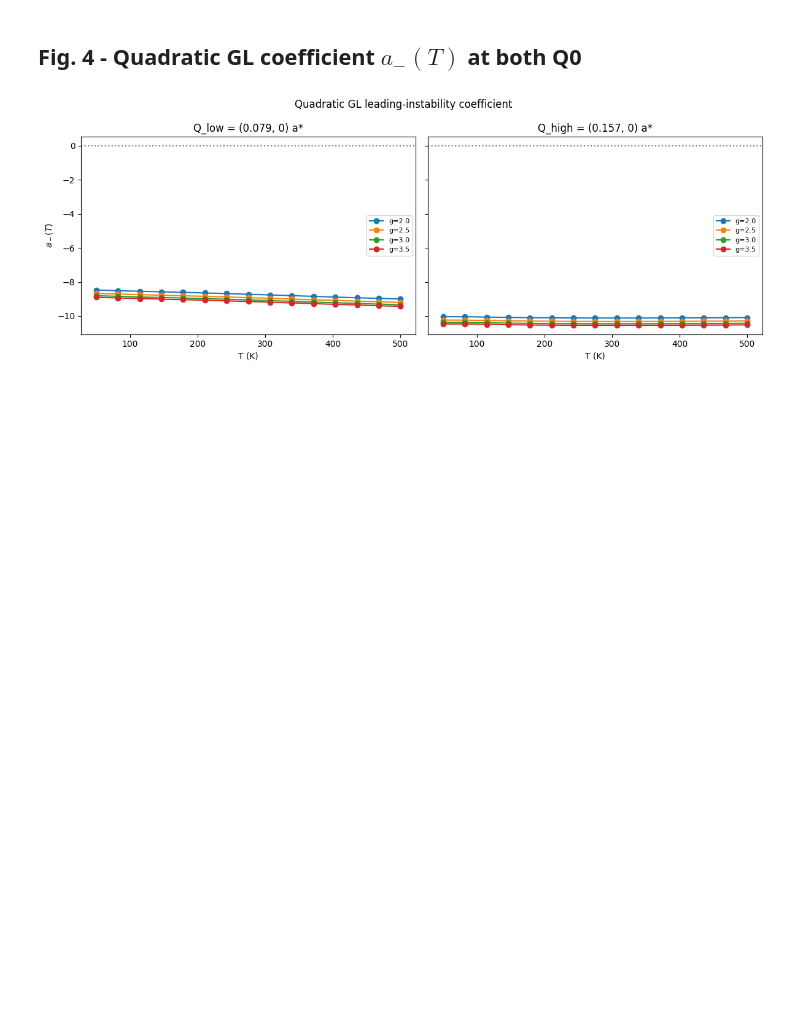
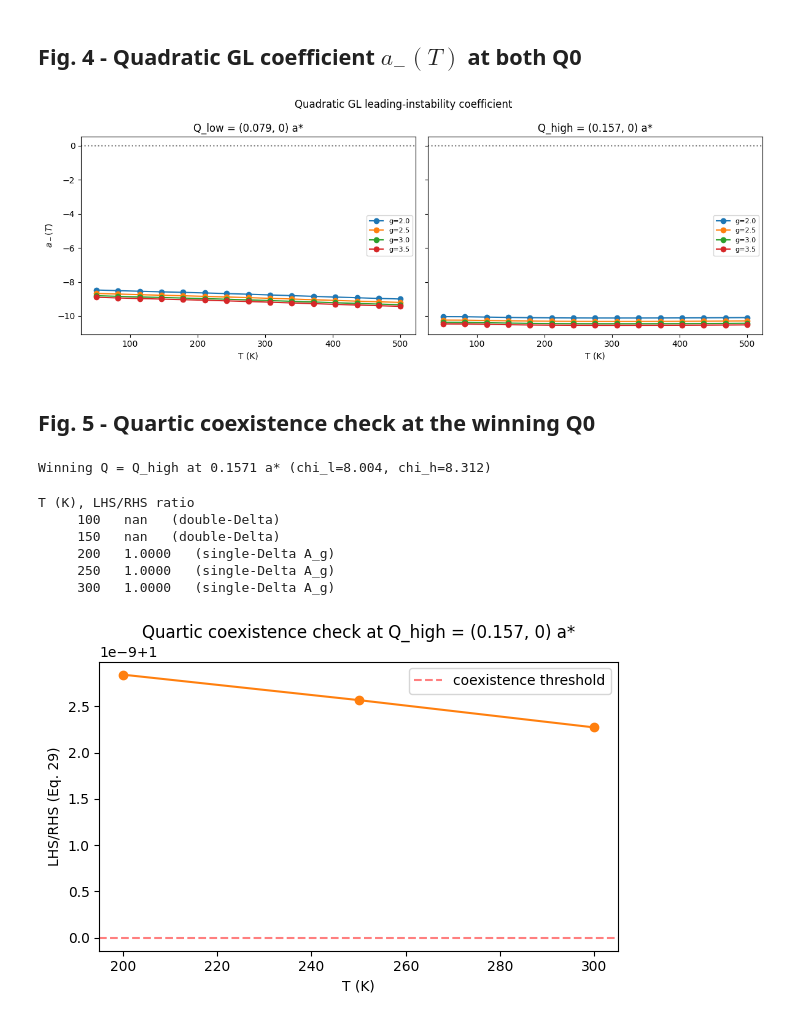
Before and after one commit to yingjerkao/TEM_toolkit, a Jupyter notebook: rte2_cdw_walkthrough.ipynb, the cells around one changed output. Saved outputs shown, nothing was run; the diff lists cells and outputs as text; code cells hidden in the pictures; blank space fills up the shorter version.

Commit message:
Notebook Fig 5: quartic coexistence check at winning Q0
Co-Authored-By: Claude Sonnet 4.6 <noreply@anthropic.com>

```diff
--- a/rte2_cdw_walkthrough.ipynb
+++ b/rte2_cdw_walkthrough.ipynb
@@ -166,3 +166,44 @@ fig.savefig(OUTDIR / 'fig4_quadratic_gl.png', dpi=150)
 plt.show()
 # %% [output]
 [figure]
+# %% [markdown]
+## Fig. 5 - Quartic coexistence check at the winning Q0
+# %%
+T_probe = 200 * 8.617e-5
+chi_l = chi_combinations(susceptibility_tensor(Q_low[0], 0.0, T_probe, material.params, nk=100))['diag_aa']
+chi_h = chi_combinations(susceptibility_tensor(Q_high[0], 0.0, T_probe, material.params, nk=100))['diag_aa']
+Q_win, Q_win_label = (Q_low, 'Q_low') if chi_l >= chi_h else (Q_high, 'Q_high')
+print(f'Winning Q = {Q_win_label} at {Q_win[0]/TWO_PI:.4f} a* (chi_l={chi_l:.3f}, chi_h={chi_h:.3f})')
+# %% [output]
+Winning Q = Q_high at 0.1571 a* (chi_l=8.004, chi_h=8.312)
+# %%
+T_K_grid = np.array([100, 150, 200, 250, 300])
+ratios = []
+for T_K in T_K_grid:
+    T = T_K * 8.617e-5
+    qc = quartic_coeffs(Q_win[0], Q_win[1], T, material.params, nk=80)
+    _, ratio = coexistence_criterion(qc)
+    ratios.append(ratio)
+ratios = np.array(ratios)
+
+fig, ax = plt.subplots(figsize=(6, 4))
+ax.plot(T_K_grid, ratios, 'o-', color='C1')
+ax.axhline(1.0, color='r', ls='--', alpha=0.5, label='coexistence threshold')
+ax.set_xlabel('T (K)'); ax.set_ylabel(r'LHS/RHS (Eq. 29)')
+ax.set_title(f'Quartic coexistence check at {Q_win_label} = ({Q_win[0]/TWO_PI:.3f}, 0) a*')
+ax.legend(); fig.tight_layout()
+fig.savefig(OUTDIR / 'fig5_quartic_coexistence.png', dpi=150)
+
+print('T (K), LHS/RHS ratio')
+for T_K, r in zip(T_K_grid, ratios):
+    verdict = 'single-Delta A_g' if r > 1 else 'double-Delta'
+    print(f'  {T_K:6.0f}   {r:.4f}   ({verdict})')
+plt.show()
+# %% [output]
+T (K), LHS/RHS ratio
+     100   nan   (double-Delta)
+     150   nan   (double-Delta)
+     200   1.0000   (single-Delta A_g)
+     250   1.0000   (single-Delta A_g)
+     300   1.0000   (single-Delta A_g)
+[figure, added]
```
Also changed, not shown: 1 other file.
